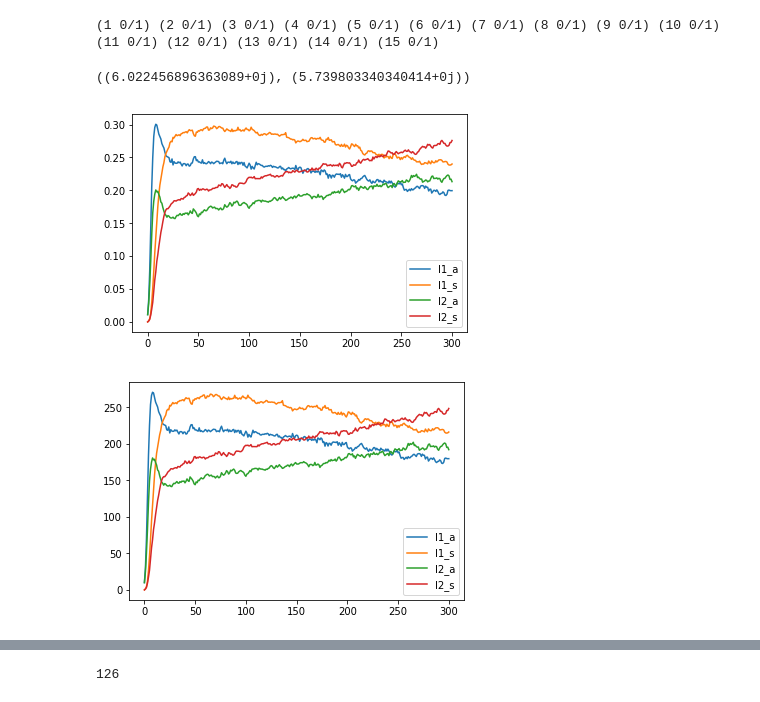
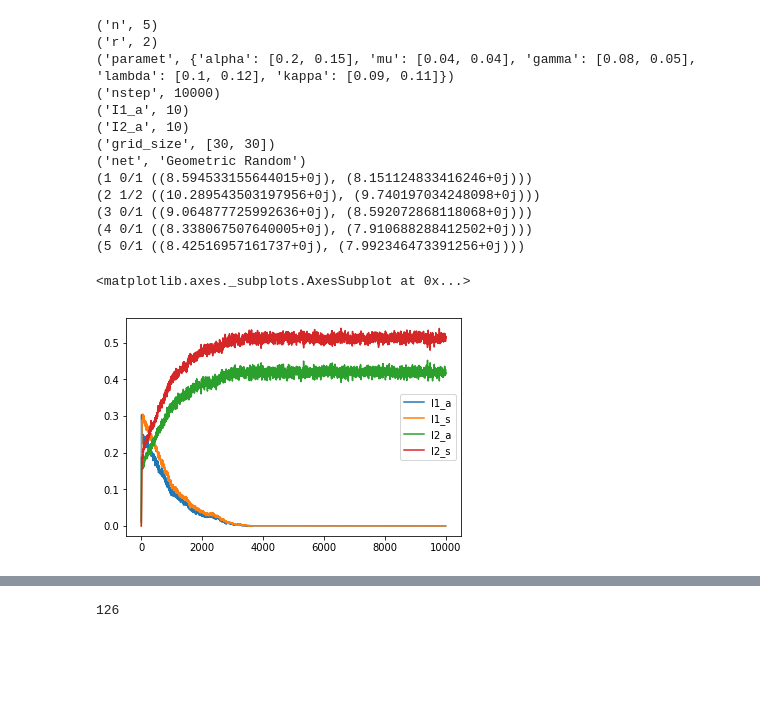
Before and after one commit to Dmitriy-Fedorov/Epidemic-Model, a Jupyter notebook: for_report_figure_1/1st.ipynb, the cells around one changed output, grey strips where cells are left out. Saved outputs shown, nothing was run; the diff lists cells and outputs as text; code cells hidden in the pictures; blank space fills up the shorter version.

```diff
--- a/for_report_figure_1/1st.ipynb
+++ b/for_report_figure_1/1st.ipynb
@@ -46,33 +57,66 @@ print(calc_R0(a.G, paramet), (number_subgraphs, number_isolated_nodes))
 # %%
-def monte(n, r, paramet, nstep=300):
+def monte(n, r, paramet, nstep=100, I1_a=10, I2_a=10, grid_size=[30,30], net='Geometric Random'): # 'Geometric Random', 'Uniform Grid'
+    for item in locals().items():
+        print(item)
     listt = []
     for i in range(n):
-        a = EpidemicGraph(N, r, paramet, I1_a=10, I2_a=10, grid_size=[30,30], net='Uniform Grid')
+        a = EpidemicGraph(N, r, paramet, I1_a=I1_a, I2_a=I1_a, grid_size=grid_size, net=net)
         a.run(nstep)
         listt.append(a.hist2pandas())
         number_subgraphs = len(list(nx.connected_component_subgraphs(a.G)))
         number_isolated_nodes = len(list(nx.isolates(a.G)))
-        print(f'({i+1} {number_isolated_nodes}/{number_subgraphs})', end=' ')
+        print(f'({i+1} {number_isolated_nodes}/{number_subgraphs} {calc_R0(a.G, paramet)})', end='\n')
     print()
     df = listt[0]
     del listt[0]
     for v in listt:
         df += v
     df /= n
     return df
 
-asd_monte = monte(15, 2, paramet, 300)
-asd1 = asd_monte[['I1_a','I1_s','I2_a','I2_s']]/N
+paramet = {
+        'alpha': [0.2, 0.15], # infect rate
+        'mu': [0.04, 0.04], # sleep s
+        'gamma': [0.08, 0.05], # rec rate
+        'lambda': [0.1, 0.12], # sleep I1
+        'kappa': [0.09, 0.11] # sleep I2    % [I2_s -> I2_a, I2_a -> I2_s]
+    }
+# paramet = {
+#         'alpha': [0.03, 0.06], # infect rate
+#         'mu': [0.14, 0.14], # sleep s
+#         'gamma': [0.35, 0.47], # rec rate
+#         'lambda': [0.05, 0.32], # sleep I1
+#         'kappa': [0.04, 0.31] # sleep I2    % [I2_s -> I2_a, I2_a -> I2_s]
+#     }
+
+setup = {'n':5,
+         'r':2,
+         'paramet': paramet,
+         'nstep':10000,
+         'I1_a':10,
+         'I2_a':10,
+         'grid_size':[30,30]}
+N = 900
+
+
+
+rnd_monte = monte(net='Geometric Random', **setup)
+# rnd_monte.to_csv(f"monte_random_r={setup['r']}_{setup['n']}.csv", index=False)
+asd1 = rnd_monte[['I1_a','I1_s','I2_a','I2_s']]/N
 asd1.plot()
-calc_R0(a.G, paramet)
 # %% [output]
-(1 0/1) (2 0/1) (3 0/1) (4 0/1) (5 0/1) (6 0/1) (7 0/1) (8 0/1) (9 0/1) (10 0/1) (11 0/1) (12 0/1) (13 0/1) (14 0/1) (15 0/1)
+('n', 5)
+('r', 2)
+('paramet', {'alpha': [0.2, 0.15], 'mu': [0.04, 0.04], 'gamma': [0.08, 0.05], 'lambda': [0.1, 0.12], 'kappa': [0.09, 0.11]})
+('nstep', 10000)
+('I1_a', 10)
+('I2_a', 10)
+('grid_size', [30, 30])
+('net', 'Geometric Random')
+(1 0/1 ((8.594533155644015+0j), (8.151124833416246+0j)))
+(2 1/2 ((10.289543503197956+0j), (9.740197034248098+0j)))
+(3 0/1 ((9.064877725992636+0j), (8.592072868118068+0j)))
+(4 0/1 ((8.338067507640005+0j), (7.910688288412502+0j)))
+(5 0/1 ((8.42516957161737+0j), (7.992346473391256+0j)))
-((6.022456896363089+0j), (5.739803340340414+0j))
+<matplotlib.axes._subplots.AxesSubplot at 0x...>
-[figure, old version]
+[figure, new version]
-# %%
-asd = asd_monte[['I1_a','I1_s','I2_a','I2_s']]
-asd.plot()
-# asd_monte.to_csv('monte_random_15.csv', index=False)
-asd_monte.to_csv('monte_uniform_15.csv', index=False)
-# %% [output]
-[figure, removed]
```
Also changed, not shown: parts of 3 cells of this notebook, 3 other files.
